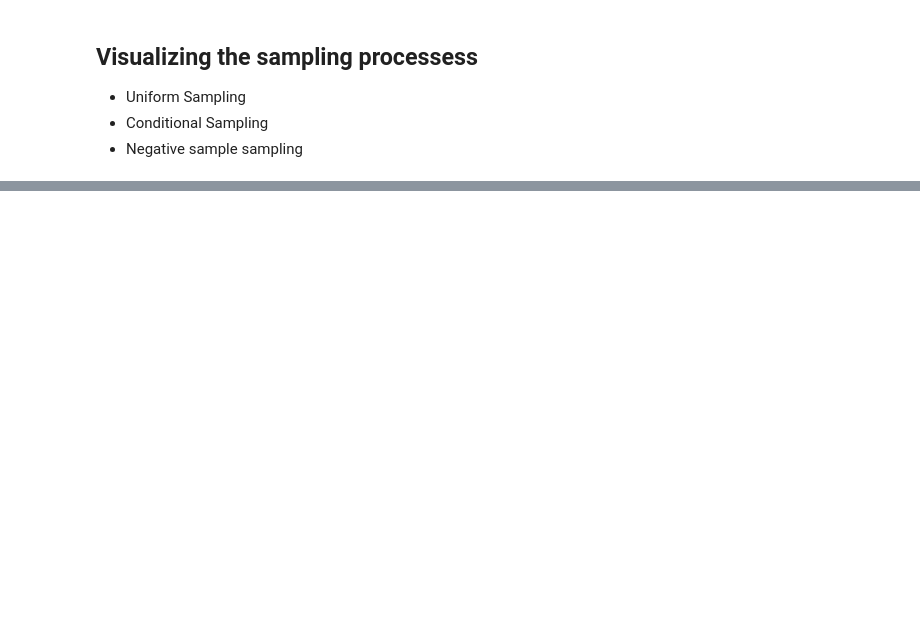
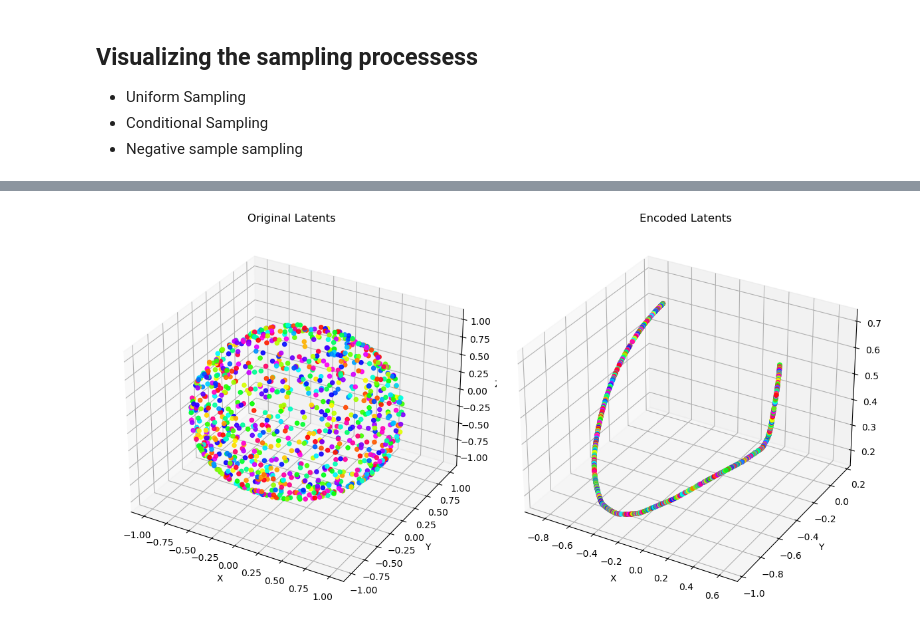
Before and after one commit to BosonicJustin/CLTheory, a Jupyter notebook: Diversity Condition Violated Correct Model.ipynb, the cells around one changed output, grey strips where cells are left out. Saved outputs shown, nothing was run; the diff lists cells and outputs as text; code cells hidden in the pictures; blank space fills up the shorter version.

```diff
--- a/Diversity Condition Violated Correct Model.ipynb
+++ b/Diversity Condition Violated Correct Model.ipynb
@@ -199,0 +278,37 @@ MIN tensor(1.0000)
+# %%
+from data.generation import InjectiveLinearDecoder
+from encoders import construct_mlp_encoder
+
+def perform_linear_experiment(data_dim):
+    g_linear = InjectiveLinearDecoder(3, data_dim)
+    f = construct_mlp_encoder(data_dim, 3)
+
+    sim_clr_4d = SimCLRAdjusted(
+        d=d,
+        d_fix=d_fix,
+        neg_samples=neg_samples,
+        decoder=g_linear,
+        encoder=f,
+        sample_pair=sample_pair_fixed,
+        sample_negative=sample_negative_samples,
+        tau=tau,
+        device=device
+    )
+
+    f, scores = sim_clr_4d.train(
+        batch_size=batch_size,
+        iterations=iterations,
+    )
+    torch.cuda.empty_cache()
+
+    plot_scores(plt, scores)
+
+    h = lambda z: f(g_linear(z))
+    z = full_sphere.uniform(1000).to(device)
+    z_enc = h(z)
+
+    visualize_spheres_side_by_side(plt, z.cpu(), z_enc.cpu())
+# %%
+torch.cuda.empty_cache()
+perform_linear_experiment(4)
+# %% [output]
@@ -199,0 +329 @@ MIN tensor(1.0000)
+[figure, added]
```
Also changed, not shown: parts of 8 cells of this notebook, 7 other files.
